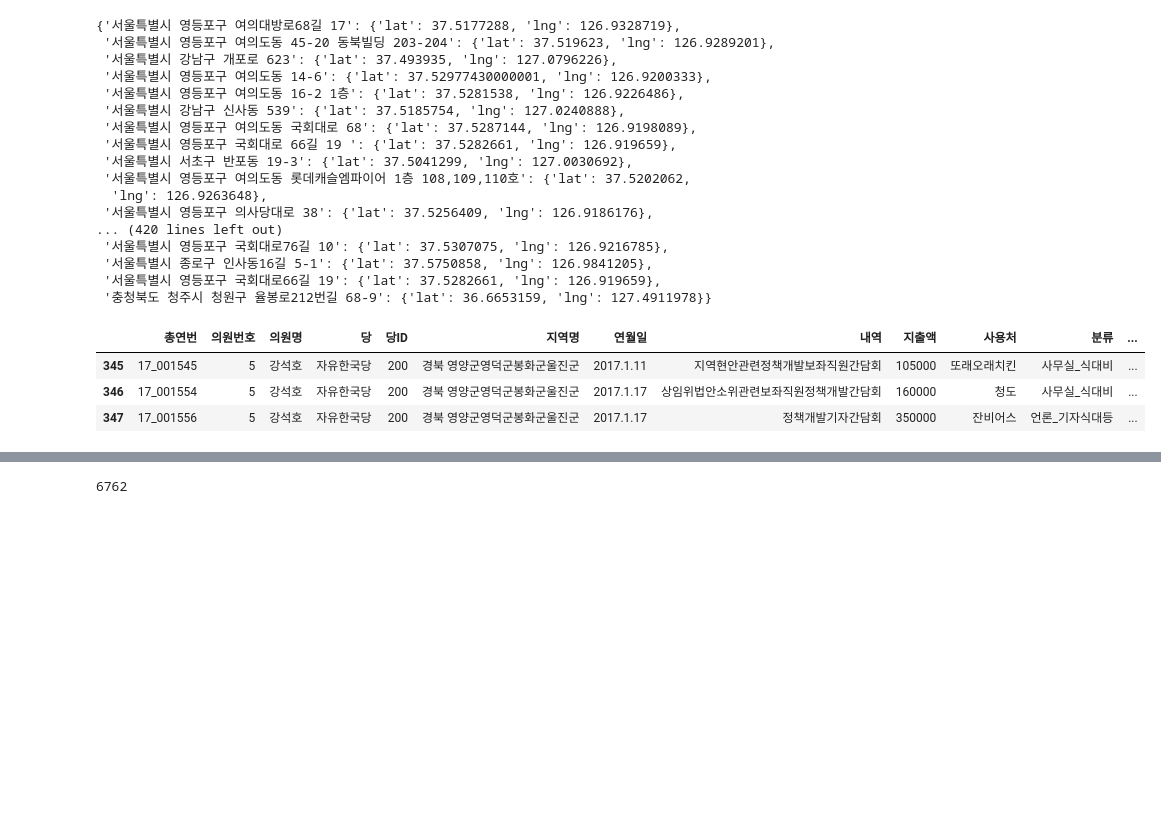
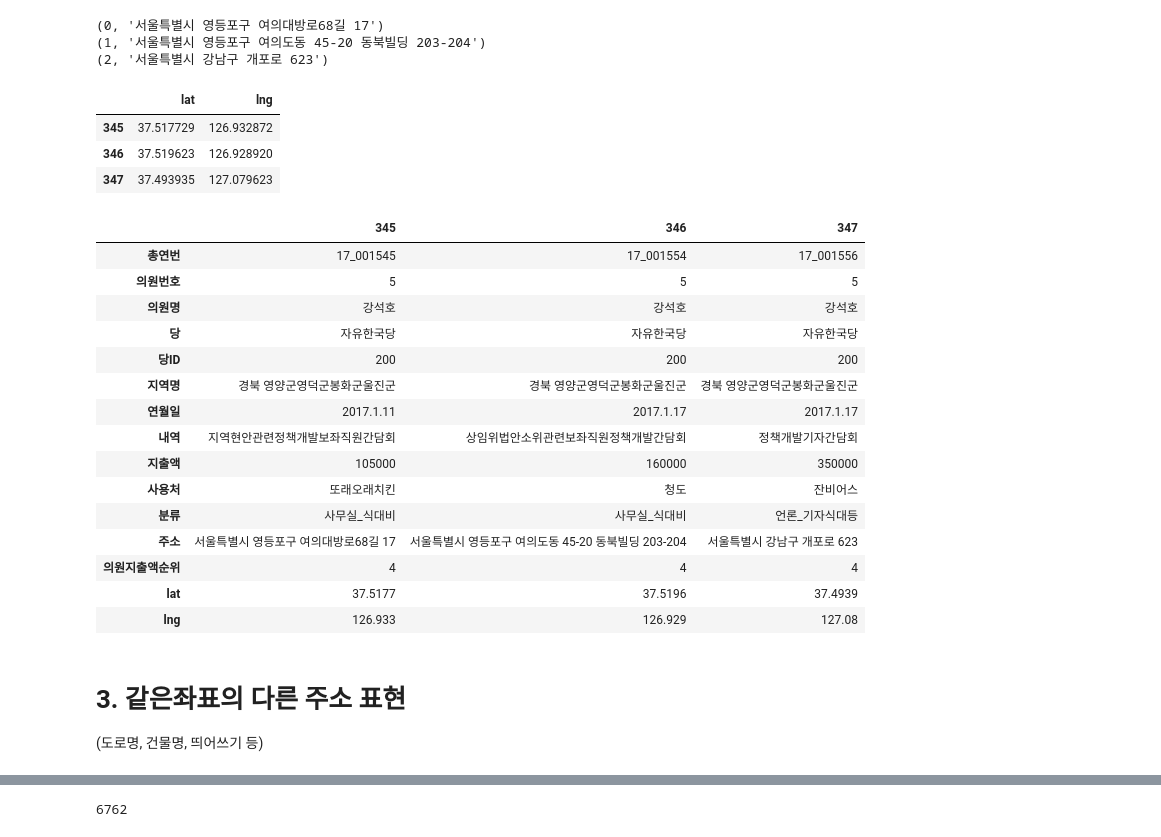
Before and after one commit to znmean/jonmat_data, a Jupyter notebook: jonmat.ipynb, the cells around one changed output, grey strips where cells are left out. Cells and saved outputs as stored; diff of their text form; code cells hidden in the pictures; blank space fills up the shorter version.

```diff
--- a/jonmat.ipynb
+++ b/jonmat.ipynb
@@ -48 +41,8 @@ addr_dict = {}
+# %%
+uniq = df['주소'].unique()
+# %%
+try:
+    addr_dict = json.load(open('geocode_dict.json', 'r'))
+except:
+    addr_dict = {}
 # %%
@@ -51,24 +50,4 @@ for addr in uniq:
     if addr in addr_dict:
         continue
     addr_dict[addr] = get_geocode(addr)
-# %%
-addr_dict
-# %% [output]
-{'서울특별시 영등포구 여의대방로68길 17': {'lat': 37.5177288, 'lng': 126.9328719},
- '서울특별시 영등포구 여의도동 45-20 동북빌딩 203-204': {'lat': 37.519623, 'lng': 126.9289201},
- '서울특별시 강남구 개포로 623': {'lat': 37.493935, 'lng': 127.0796226},
- '서울특별시 영등포구 여의도동 14-6': {'lat': 37.52977430000001, 'lng': 126.9200333},
- '서울특별시 영등포구 여의도동 16-2 1층': {'lat': 37.5281538, 'lng': 126.9226486},
- '서울특별시 강남구 신사동 539': {'lat': 37.5185754, 'lng': 127.0240888},
- '서울특별시 영등포구 여의도동 국회대로 68': {'lat': 37.5287144, 'lng': 126.9198089},
- '서울특별시 영등포구 국회대로 66길 19 ': {'lat': 37.5282661, 'lng': 126.919659},
- '서울특별시 서초구 반포동 19-3': {'lat': 37.5041299, 'lng': 127.0030692},
- '서울특별시 영등포구 여의도동 롯데캐슬엠파이어 1층 108,109,110호': {'lat': 37.5202062,
-  'lng': 126.9263648},
- '서울특별시 영등포구 의사당대로 38': {'lat': 37.5256409, 'lng': 126.9186176},
-... (420 lines left out)
- '서울특별시 영등포구 국회대로76길 10': {'lat': 37.5307075, 'lng': 126.9216785},
- '서울특별시 종로구 인사동16길 5-1': {'lat': 37.5750858, 'lng': 126.9841205},
- '서울특별시 영등포구 국회대로66길 19': {'lat': 37.5282661, 'lng': 126.919659},
- '충청북도 청주시 청원구 율봉로212번길 68-9': {'lat': 36.6653159, 'lng': 127.4911978}}
 # %%
@@ -78,13 +55,44 @@ addr_dict = json.load(open('geocode_dict.json', 'r'))
+# %%
+for enum in enumerate(addr_dict):
+    if enum[0] > 2:
+        break
+    print(enum)
+# %% [output]
+(0, '서울특별시 영등포구 여의대방로68길 17')
+(1, '서울특별시 영등포구 여의도동 45-20 동북빌딩 203-204')
+(2, '서울특별시 강남구 개포로 623')
 # %%
-df['lat'] = df['주소'].apply(lambda x: addr_dict[x]['lat'])
-df['lng'] = df['주소'].apply(lambda x: addr_dict[x]['lng'])
+df_latlng = df['주소'].apply(lambda x: pd.Series({f:addr_dict[x][f] for f in ['lat','lng']}))
+df_latlng[:3]
+# %% [output]
+|  | lat | lng |
+| 345 | 37.517729 | 126.932872 |
+| 346 | 37.519623 | 126.928920 |
+| 347 | 37.493935 | 127.079623 |
+# %%
+df = pd.concat([df, df_latlng], axis=1)
 # %%
-df[:3]
+df[:3].T
 # %% [output]
-|  | 총연번 | 의원번호 | 의원명 | 당 | 당ID | 지역명 | 연월일 | 내역 | 지출액 | 사용처 | 분류 | ... |
-| 345 | 17_001545 | 5 | 강석호 | 자유한국당 | 200 | 경북 영양군영덕군봉화군울진군 | 2017.1.11 | 지역현안관련정책개발보좌직원간담회 | 105000 | 또래오래치킨 | 사무실_식대비 | ... |
-| 346 | 17_001554 | 5 | 강석호 | 자유한국당 | 200 | 경북 영양군영덕군봉화군울진군 | 2017.1.17 | 상임위법안소위관련보좌직원정책개발간담회 | 160000 | 청도 | 사무실_식대비 | ... |
-| 347 | 17_001556 | 5 | 강석호 | 자유한국당 | 200 | 경북 영양군영덕군봉화군울진군 | 2017.1.17 | 정책개발기자간담회 | 350000 | 잔비어스 | 언론_기자식대등 | ... |
+|  | 345 | 346 | 347 |
+| 총연번 | 17_001545 | 17_001554 | 17_001556 |
+| 의원번호 | 5 | 5 | 5 |
+| 의원명 | 강석호 | 강석호 | 강석호 |
+| 당 | 자유한국당 | 자유한국당 | 자유한국당 |
+| 당ID | 200 | 200 | 200 |
+| 지역명 | 경북 영양군영덕군봉화군울진군 | 경북 영양군영덕군봉화군울진군 | 경북 영양군영덕군봉화군울진군 |
+| 연월일 | 2017.1.11 | 2017.1.17 | 2017.1.17 |
+| 내역 | 지역현안관련정책개발보좌직원간담회 | 상임위법안소위관련보좌직원정책개발간담회 | 정책개발기자간담회 |
+| 지출액 | 105000 | 160000 | 350000 |
+| 사용처 | 또래오래치킨 | 청도 | 잔비어스 |
+| 분류 | 사무실_식대비 | 사무실_식대비 | 언론_기자식대등 |
+| 주소 | 서울특별시 영등포구 여의대방로68길 17 | 서울특별시 영등포구 여의도동 45-20 동북빌딩 203-204 | 서울특별시 강남구 개포로 623 |
+| 의원지출액순위 | 4 | 4 | 4 |
+| lat | 37.5177 | 37.5196 | 37.4939 |
+| lng | 126.933 | 126.929 | 127.08 |
+# %% [markdown]
+# 3. 같은좌표의 다른 주소 표현
+(도로명, 건물명, 띄어쓰기 등)
 # %%
 def uniq_cnt(l):
     return len(l.unique())
```
Also changed, not shown: parts of 18 cells of this notebook, 1 other file.
